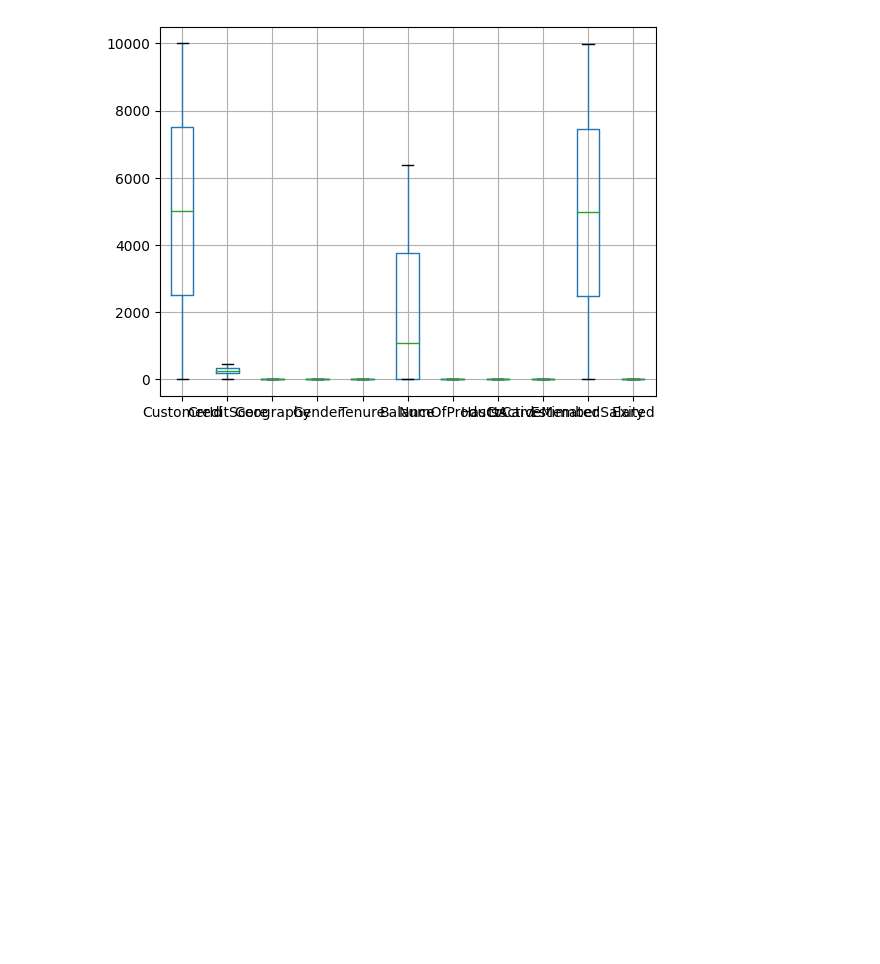
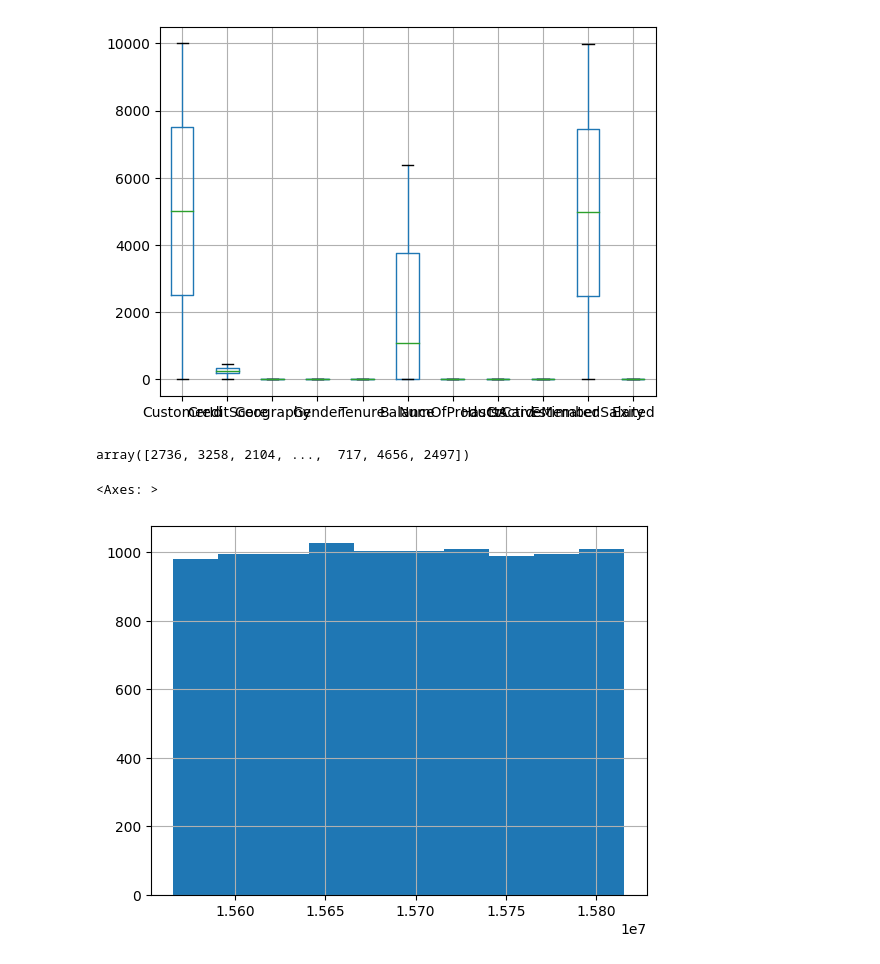
Before and after one commit to Akshithaa25/Machine_Learning_502, a Jupyter notebook: Lab_1_Machine_learning_.ipynb, the cells around one changed output. Cells and saved outputs as stored; diff of their text form; code cells hidden in the pictures; blank space fills up the shorter version.

```diff
--- a/Lab_1_Machine_learning_.ipynb
+++ b/Lab_1_Machine_learning_.ipynb
@@ -168,3 +168,12 @@ df1.boxplot()
 # %% [output]
 <Axes: >
 [figure]
+# %%
+df["CustomerId"].unique()
+# %% [output]
+array([2736, 3258, 2104, ...,  717, 4656, 2497])
+# %%
+df["CustomerId"].hist()
+# %% [output]
+<Axes: >
+[figure, added]
```
